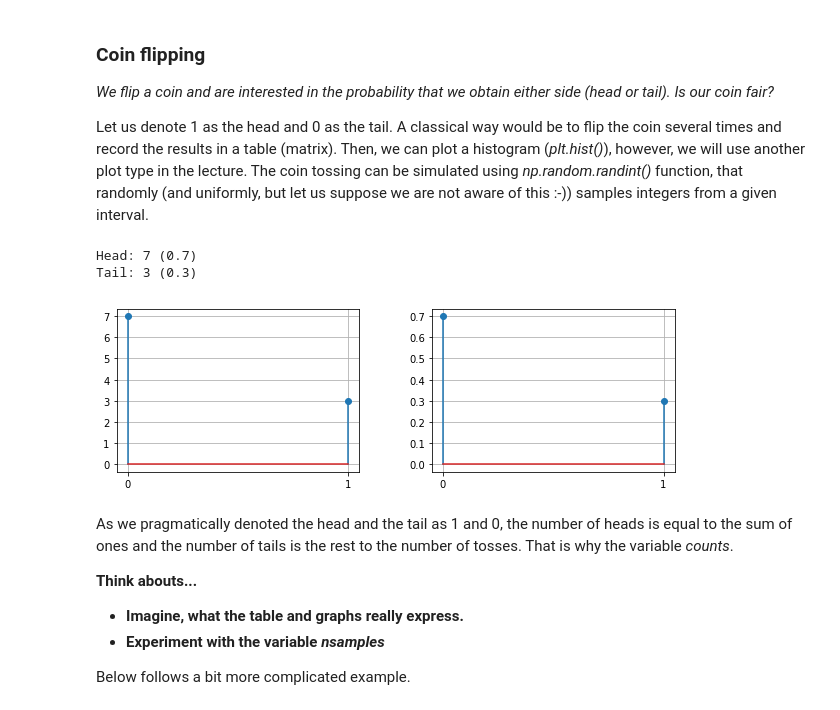
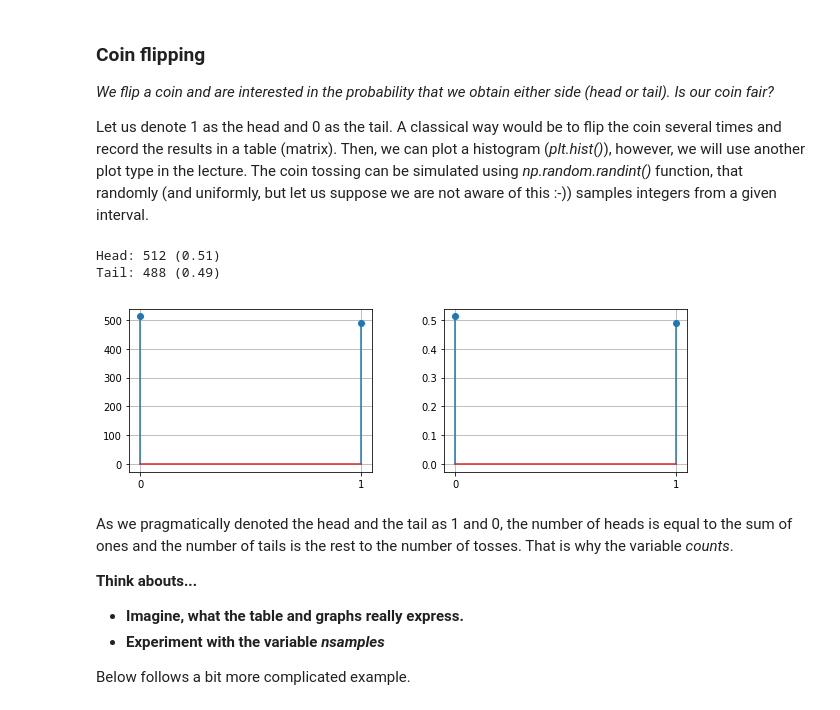
Before and after one commit to kai-wren/BM, a Jupyter notebook: lectures/1_lecture.ipynb, the cells around one changed output. Drawn from its saved outputs; the diff is of its cells as text; code cells hidden in the pictures.

```diff
--- a/lectures/1_lecture.ipynb
+++ b/lectures/1_lecture.ipynb
@@ -13,24 +13,24 @@ np.set_printoptions(precision=2)
 
 Let us denote 1 as the head and 0 as the tail. A classical way would be to flip the coin several times and record the results in a table (matrix). Then, we can plot a histogram (_plt.hist()_), however, we will use another plot type in the lecture. The coin tossing can be simulated using *np.random.randint()* function, that randomly (and uniformly, but let us suppose we are not aware of this :-)) samples integers from a given interval.
 # %%
-nsamples = 10 ### ("###" denotes parameters that can be changed)
+nsamples = 1000 ### ("###" denotes parameters that can be changed)
 results = np.random.randint(0, 2, size=nsamples)
 counts = np.array([results.sum(), nsamples - results.sum()])
 frequences = counts/nsamples
 print('Head: {0} ({1:.2})'.format(counts[0], frequences[0]))
 print('Tail: {0} ({1:.2})'.format(counts[1], frequences[1]))
 plt.figure(figsize=(10, 3))
 plt.subplot(1,2,1)
 plt.stem(counts)
 plt.xticks([0, 1])
 plt.subplot(1,2,2)
 plt.stem(frequences)
 plt.xticks([0, 1])
 plt.show()
 # %% [output]
-Head: 7 (0.7)
-Tail: 3 (0.3)
+Head: 512 (0.51)
+Tail: 488 (0.49)
-[figure, old version]
+[figure, new version]
 # %% [markdown]
 As we pragmatically denoted the head and the tail as 1 and 0, the number of heads is equal to the sum of ones and the number of tails is the rest to the number of tosses. That is why the variable _counts_.
 
```
Also changed, not shown: parts of 5 cells of this notebook, 2 other files.
